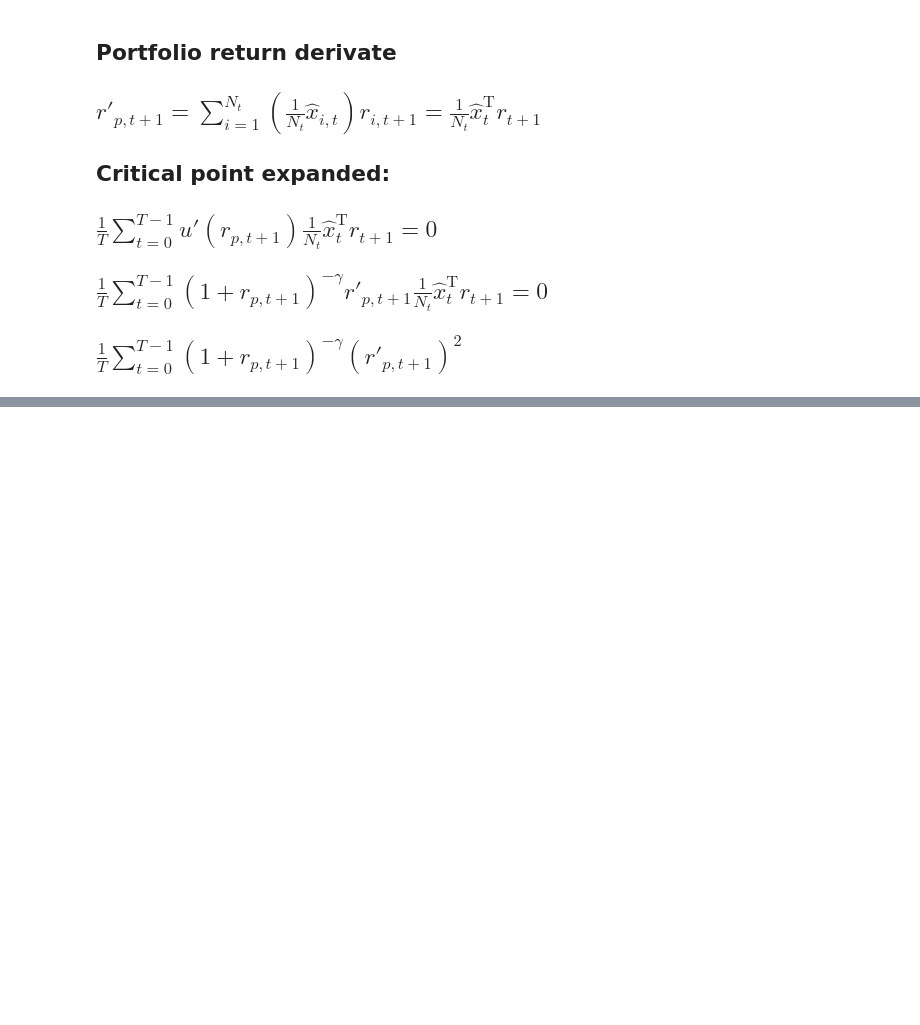
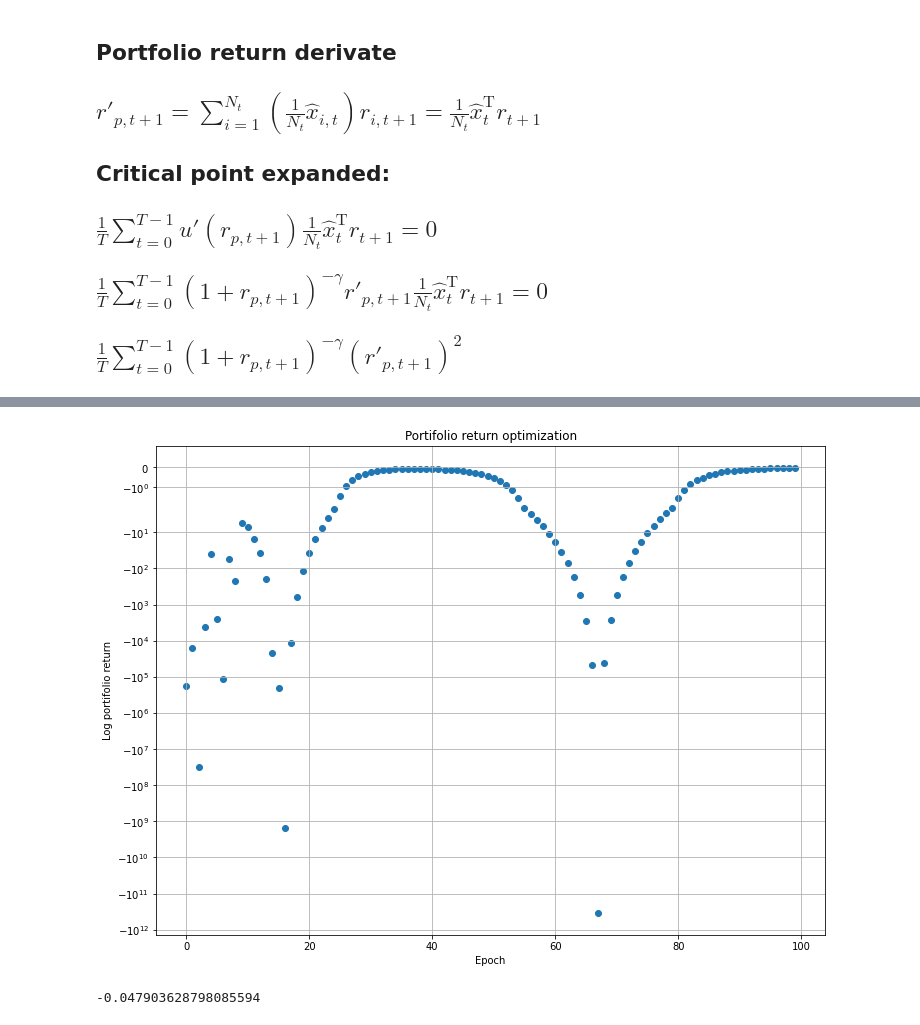
Before and after one commit to gabrielvieira37/master_thesis, a Jupyter notebook: prototype/article_prototype.ipynb, the cells around one changed output, grey strips where cells are left out. Saved outputs shown, nothing was run; the diff lists cells and outputs as text; code cells hidden in the pictures; blank space fills up the shorter version.

```diff
--- a/prototype/article_prototype.ipynb
+++ b/prototype/article_prototype.ipynb
@@ -121,0 +150,36 @@ plt.plot(np.log([x+1-min(return_all) for x in return_all]))
+# %%
+r_p_grad = 0
+r_p = 0
+
+
+
+# calculate gradient
+for i in range(number_of_stocks):
+    firm_df = pd.DataFrame(firm_characteristics[i])
+    firms_coeff = theta.dot(firm_df.T)
+    # Normalize coefficents with firm characteristics to have 0 mean
+    normalized_firms = (firms_coeff - firms_coeff.mean())/firms_coeff.std()
+    r_p_grad += firm_df.T.dot(r[i])
+    r_p += normalized_firms.dot(r[i])
+r_p *= (1/number_of_stocks)
+r_p_grad *= (1/number_of_stocks)
+u_grad = pow((1+r_p),-gamma) *  r_p_grad
+gradient = u_grad * r_p_grad
+theta += lr * gradient
+# print(f" Theta :{theta}, k:{k}")
+
+# # Avaliate function
+# utility_values = []
+# for t in range(time-1):
+#     r_p = 0
+#     for i in range(number_of_stocks):
+#         firm_df = pd.DataFrame(firm_characteristics[i])
+#         w[i][t] = (1/number_of_stocks)*theta.dot(firm_df.iloc[t])
+
+#         r_p += w[i][t] * r[i][t+1]
+#     utility_values.append(utility_function(5, r_p))
+
+# return_portifolio = sum(utility_values)/len(utility_values)
+# return_all.append(return_portifolio)
+# print(f"Return {return_portifolio}")
+# break
@@ -122,3 +282,18 @@ plt.plot(np.log([x+1-min(return_all) for x in return_all]))
+# %%
+plt.figure(figsize=(12,9))
+plt.yscale('symlog')
+plt.scatter(x=range(len(return_all)), y=return_all)
+plt.title('Portifolio return optimization')
+plt.ylabel('Log portifolio return')
+plt.xlabel('Epoch')
+plt.grid()
+plt.show()
+# %% [output]
+[figure, added]
+# %%
+return_all[-2]
+# %% [output]
+-0.047903628798085594
 # %%
 
 
```
Also changed, not shown: parts of 12 cells of this notebook.
